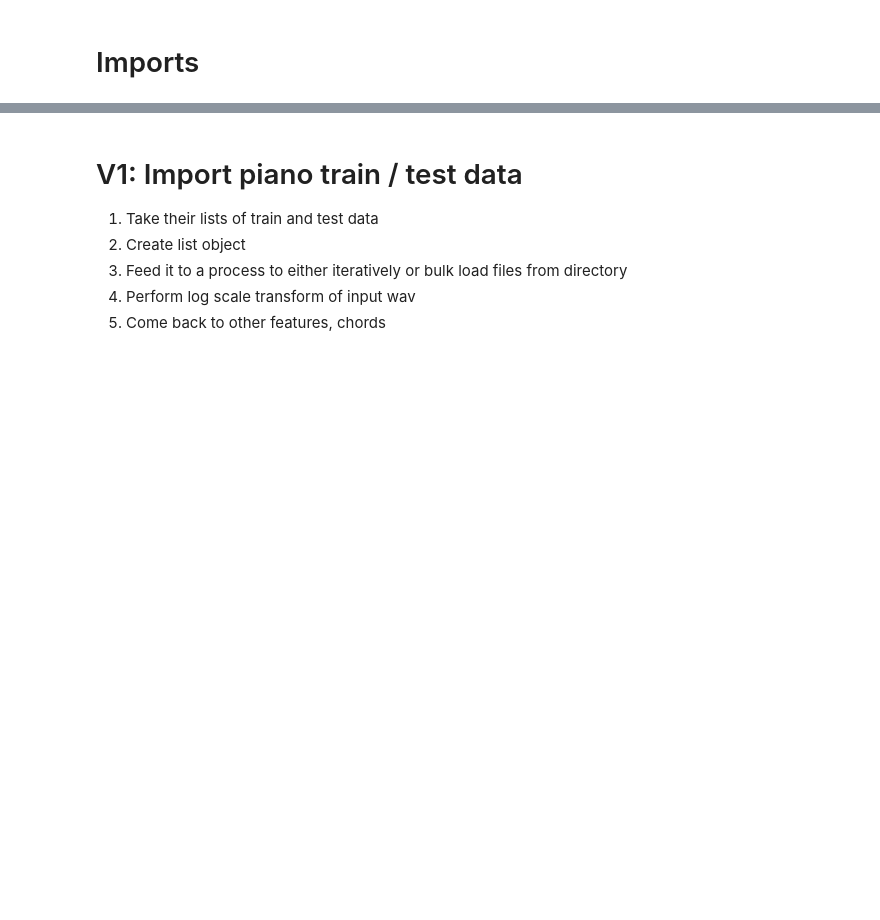
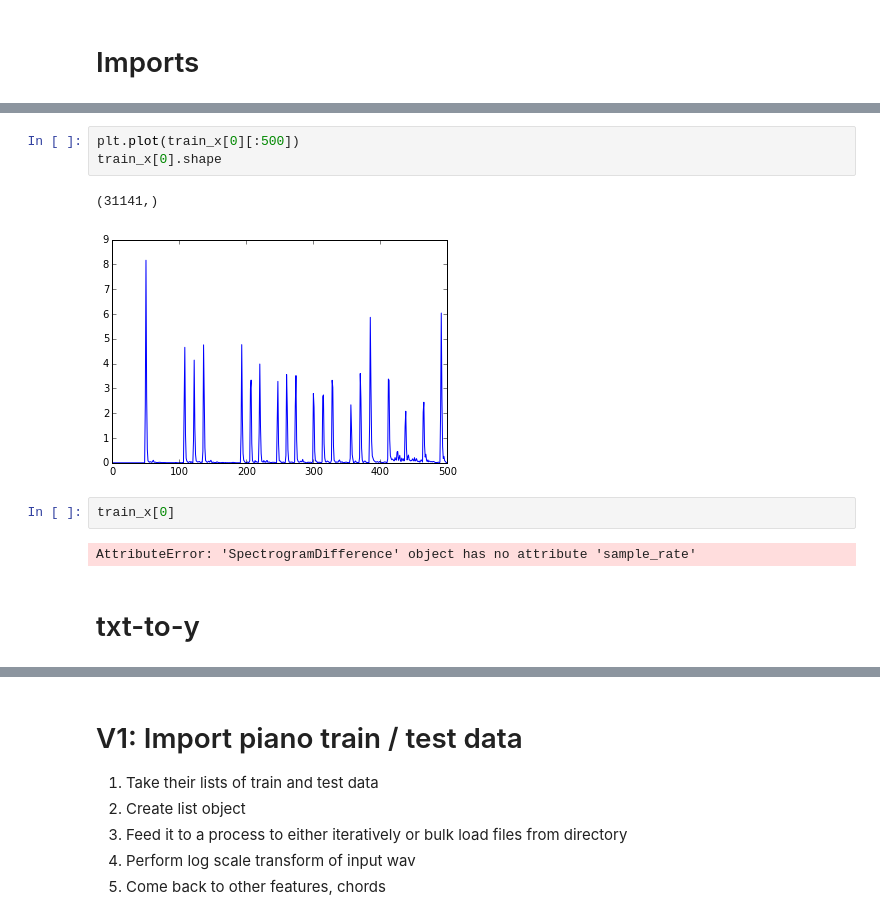
Before and after one commit to MickyDowns/deep-keras-music-net, a Jupyter notebook: music_study_aid.ipynb, the cells around one changed output, grey strips where cells are left out. Saved outputs shown, nothing was run; the diff lists cells and outputs as text; blank space fills up the shorter version.

```diff
--- a/music_study_aid.ipynb
+++ b/music_study_aid.ipynb
@@ -571,0 +81,12 @@ plt.plot(superflux_3 / superflux_3.max(), 'k:')  # dotted black
+# %%
+plt.plot(train_x[0][:500])
+train_x[0].shape
+# %% [output]
+(31141,)
+[figure, added]
+# %%
+train_x[0]
+# %% [output]
+AttributeError: 'SpectrogramDifference' object has no attribute 'sample_rate'
+# %% [markdown]
+# txt-to-y
```
Also changed, not shown: parts of 57 cells of this notebook.
